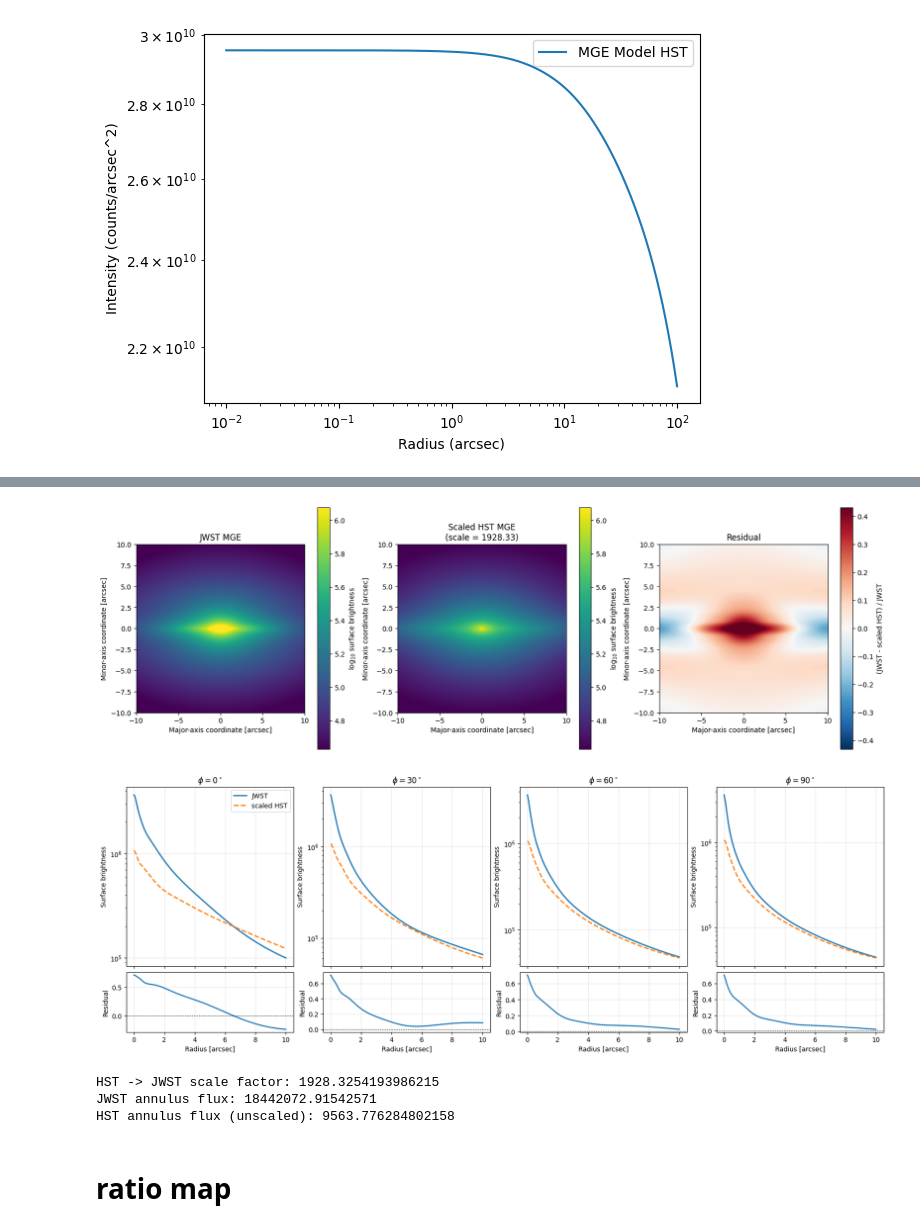
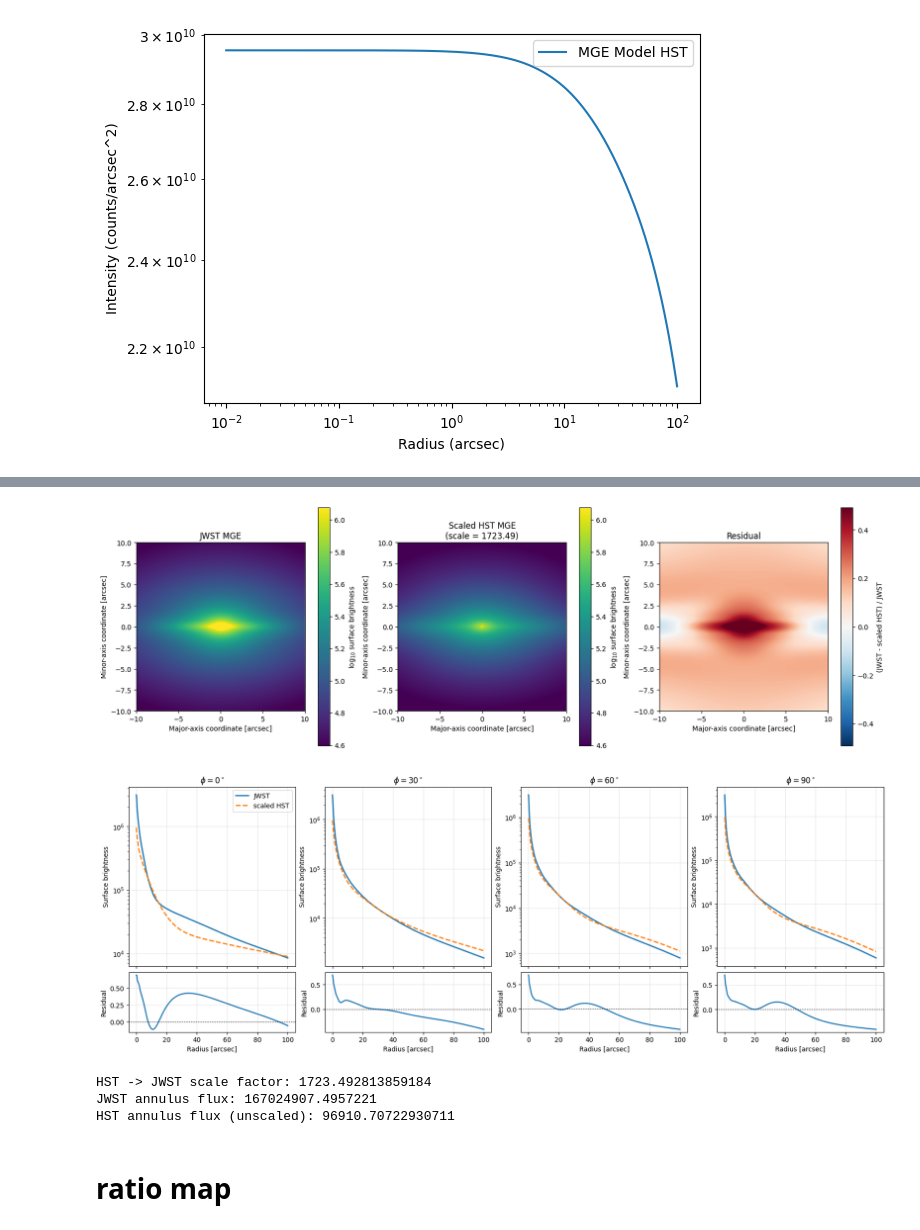
Before and after one commit to mncavieres/Sombrero_REVEAL, a Jupyter notebook: Notebooks/mge_comparison_HST_JWST_NAGN.ipynb, the cells around one changed output, grey strips where cells are left out. Saved outputs shown, nothing was run; the diff lists cells and outputs as text; code cells hidden in the pictures.

```diff
--- a/Notebooks/mge_comparison_HST_JWST_NAGN.ipynb
+++ b/Notebooks/mge_comparison_HST_JWST_NAGN.ipynb
@@ -161,7 +161,7 @@ runner_hst = MGEFitter(
     dust_mask,
     dust_mask_is_bad=False,  # in this case, 1 means dust (bad), 0 means good
     pixel_scale= 0.1, # pixel scale for HST/WFPC2 in arcsec/pixel is 0.0996
-    subtract_sky=True,
+    subtract_sky=False,
     linear=False,
     ngauss=30,
     plot=True,
@@ -709,30 +702,30 @@ def compare_runner_mges(
 # %%
 out = compare_runner_mges(
     runner_jwst,
     runner_hst,
-    annulus_r_in=10,
-    annulus_r_out=15.0,
+    annulus_r_in=20,
+    annulus_r_out=100.0,
     annulus_step_arcsec=0.1,
     central_half_size_arcsec=10.0,
     central_step_arcsec=0.03,          # or None to use the finer runner pixel scale
-    profile_rmax_arcsec=10.0,
+    profile_rmax_arcsec=100.0,
     profile_npts=500,
     angles_deg=(0, 30, 60, 90),
     residual_type="fractional",        # or "absolute"
-    checkplots_path="/Users/mncavieres/Documents/2026-1/Sombrero_REVEAL/Data/MGE_comparison_checkplots",
+    checkplots_path="/Users/mncavieres/Documents/2026-1/Sombrero_REVEAL/Data/MGE_comparison_NAGN_to_HST_f814w",
     prefix="jwst_vs_hst_restrict",
     show=True,
 )
 
 print("HST -> JWST scale factor:", out["hst_to_jwst_scale"])
 print("JWST annulus flux:", out["jwst_annulus_flux"])
 print("HST annulus flux (unscaled):", out["hst_annulus_flux_unscaled"])
 # %% [output]
-[figure, old version]
+[figure, new version]
-[figure, old version]
+[figure, new version]
-HST -> JWST scale factor: 1928.3254193986215
-JWST annulus flux: 18442072.91542571
-HST annulus flux (unscaled): 9563.776284802158
+HST -> JWST scale factor: 1723.492813859184
+JWST annulus flux: 167024907.4957221
+HST annulus flux (unscaled): 96910.70722930711
 # %% [markdown]
 # ratio map
 # %%
```
Also changed, not shown: parts of 7 cells of this notebook, 5 other files.
